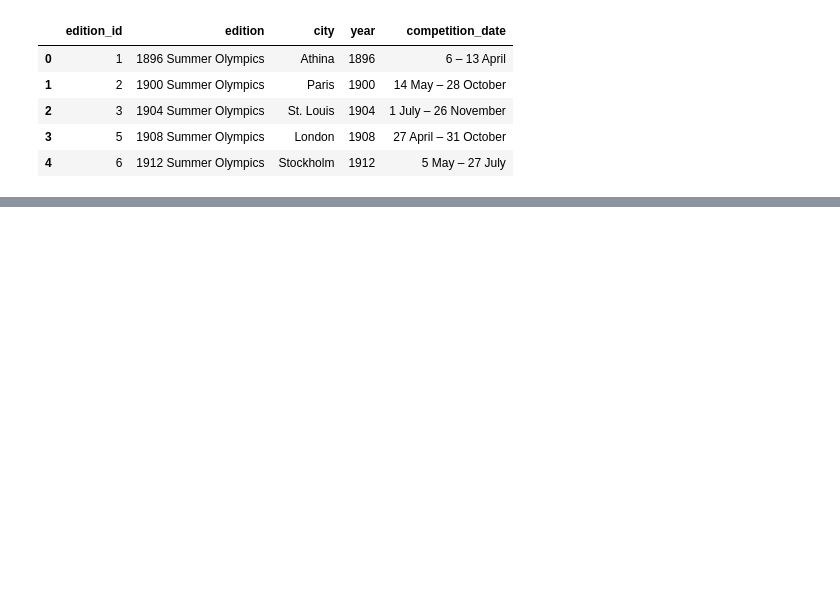
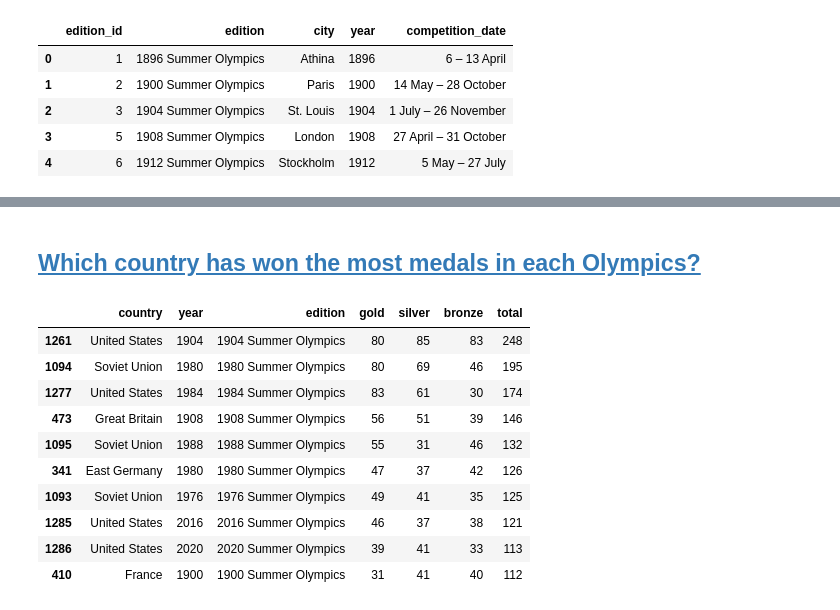
Before and after one commit to probablyvivek/Data-Analytics-Portfolio, a Jupyter notebook: Python-Projects/Olympics/OlympicsExplore.ipynb, the cells around one changed output, grey strips where cells are left out. Cells and saved outputs as stored; diff of their text form; code cells hidden in the pictures; blank space fills up the shorter version.

```diff
--- a/Python-Projects/Olympics/OlympicsExplore.ipynb
+++ b/Python-Projects/Olympics/OlympicsExplore.ipynb
@@ -64,0 +96,23 @@ df_Medal.head()
+# %% [markdown]
+## <a id='toc1_4_'></a>[Which country has won the most medals in each Olympics?](#toc0_)
+# %%
+df_Medal_year = df_Medal.groupby(['country', 'year', 'edition']).agg({
+    'gold': 'sum',
+    'silver': 'sum',
+    'bronze': 'sum',
+    'total': 'sum'
+}).reset_index().sort_values(by='total', ascending=False)
+
+df_Medal_year.head(10)
+# %% [output]
+|  | country | year | edition | gold | silver | bronze | total |
+| 1261 | United States | 1904 | 1904 Summer Olympics | 80 | 85 | 83 | 248 |
+| 1094 | Soviet Union | 1980 | 1980 Summer Olympics | 80 | 69 | 46 | 195 |
+| 1277 | United States | 1984 | 1984 Summer Olympics | 83 | 61 | 30 | 174 |
+| 473 | Great Britain | 1908 | 1908 Summer Olympics | 56 | 51 | 39 | 146 |
+| 1095 | Soviet Union | 1988 | 1988 Summer Olympics | 55 | 31 | 46 | 132 |
+| 341 | East Germany | 1980 | 1980 Summer Olympics | 47 | 37 | 42 | 126 |
+| 1093 | Soviet Union | 1976 | 1976 Summer Olympics | 49 | 41 | 35 | 125 |
+| 1285 | United States | 2016 | 2016 Summer Olympics | 46 | 37 | 38 | 121 |
+| 1286 | United States | 2020 | 2020 Summer Olympics | 39 | 41 | 33 | 113 |
+| 410 | France | 1900 | 1900 Summer Olympics | 31 | 41 | 40 | 112 |
```
Also changed, not shown: parts of 29 cells of this notebook.
